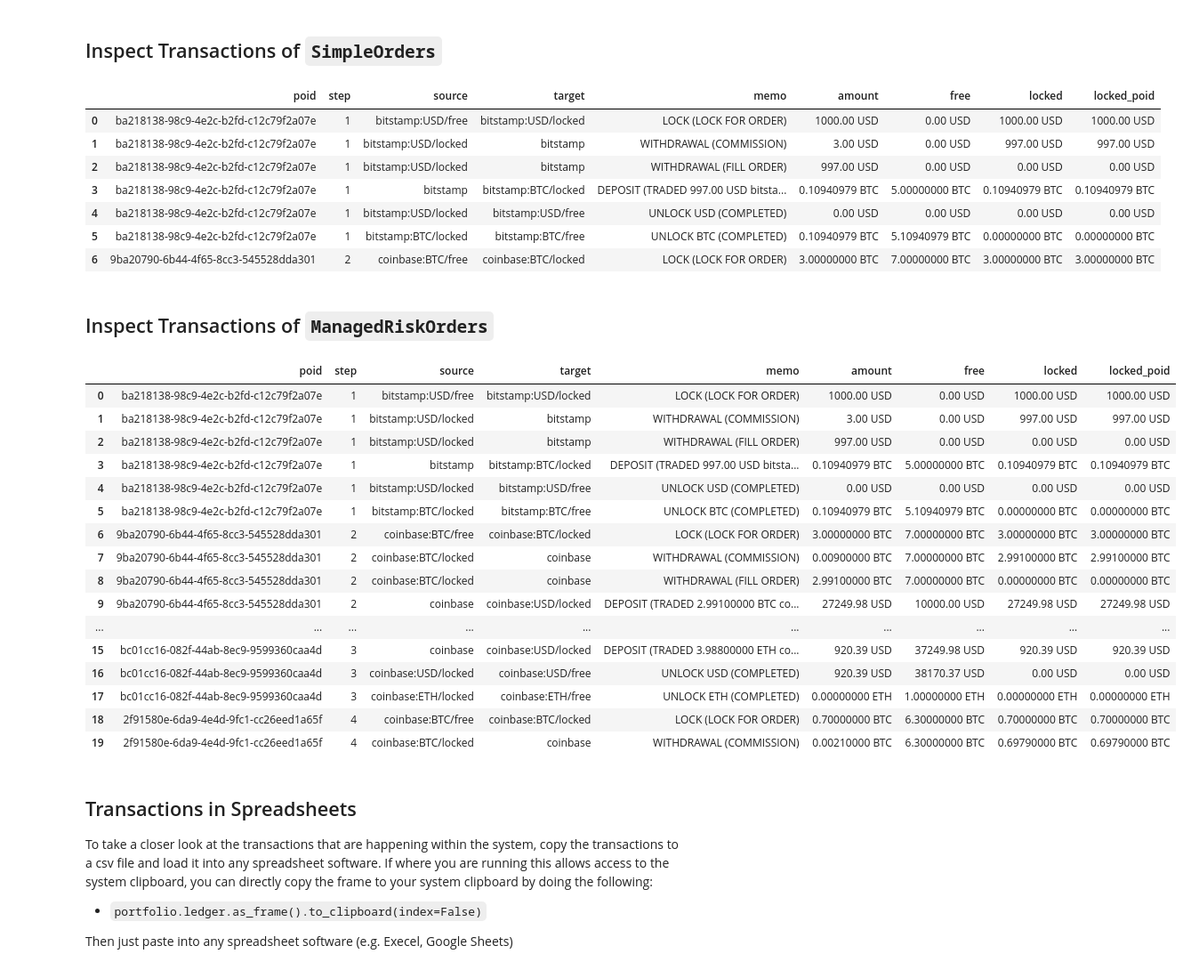
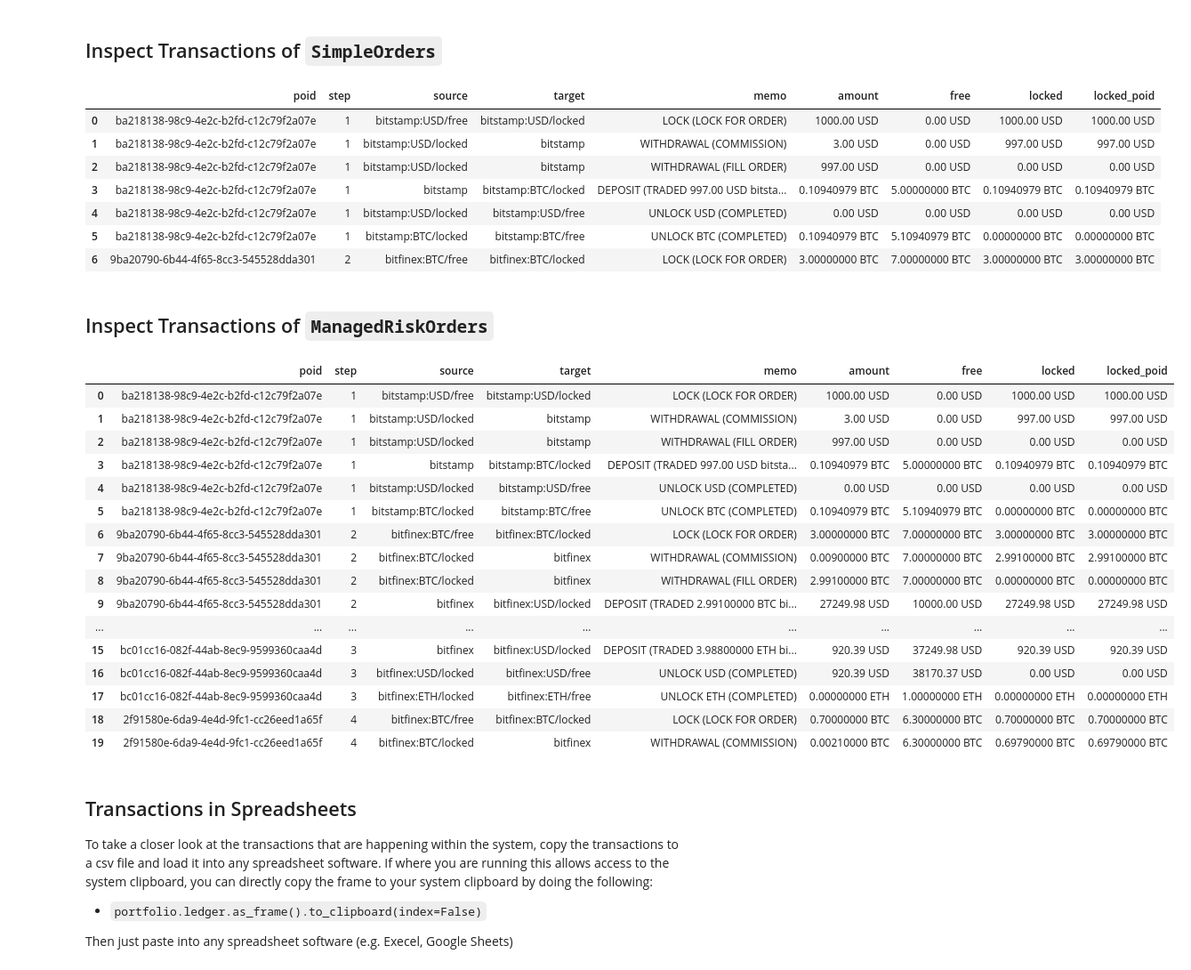
Before and after one commit to tensortrade-org/tensortrade, a Jupyter notebook: examples/ledger_example.ipynb, the cells around one changed output. Shown at 89% size. Saved outputs shown, nothing was run; the diff lists cells and outputs as text; code cells hidden in the pictures.

Commit message:
Replace instance of coinbase with bitfinex - fixes missing data on cryptodatadownload

```diff
--- a/examples/ledger_example.ipynb
+++ b/examples/ledger_example.ipynb
@@ -20,8 +20,8 @@ Using the `tensortrade.data.cdd` module you can load data from any `csv` file pr
 using the `CryptoDataDownload` class.
 # %%
 cdd = CryptoDataDownload()
-coinbase_btc = cdd.fetch("Coinbase", "USD", "BTC", "1h")
-coinbase_eth = cdd.fetch("Coinbase", "USD", "ETH", "1h")
+bitfinex_btc = cdd.fetch("Bitfinex", "USD", "BTC", "1h")
+bitfinex_eth = cdd.fetch("Bitfinex", "USD", "ETH", "1h")
 
 bitstamp_btc = cdd.fetch("Bitstamp", "USD", "BTC", "1h")
 bitstamp_eth = cdd.fetch("Bitstamp", "USD", "ETH", "1h")
@@ -29,9 +29,9 @@ bitstamp_ltc = cdd.fetch("Bitstamp", "USD", "LTC", "1h")
 # %% [markdown]
 ## Inspect Transactions of `SimpleOrders`
 # %%
-coinbase = Exchange("coinbase", service=execute_order)(
-    Stream.source(list(coinbase_btc['close'][-100:]), dtype="float").rename("USD-BTC"),
-    Stream.source(list(coinbase_eth['close'][-100:]), dtype="float").rename("USD-ETH")
+bitfinex = Exchange("bitfinex", service=execute_order)(
+    Stream.source(list(bitfinex_btc['close'][-100:]), dtype="float").rename("USD-BTC"),
+    Stream.source(list(bitfinex_eth['close'][-100:]), dtype="float").rename("USD-ETH")
 )
 
 bitstamp = Exchange("bitstamp", service=execute_order)(
@@ -41,9 +41,9 @@ bitstamp = Exchange("bitstamp", service=execute_order)(
 )
 
 portfolio = Portfolio(USD, [
-    Wallet(coinbase, 10000 * USD),
-    Wallet(coinbase, 10 * BTC),
-    Wallet(coinbase, 5 * ETH),
+    Wallet(bitfinex, 10000 * USD),
+    Wallet(bitfinex, 10 * BTC),
+    Wallet(bitfinex, 5 * ETH),
     Wallet(bitstamp, 1000 * USD),
     Wallet(bitstamp, 5 * BTC),
     Wallet(bitstamp, 20 * ETH),
@@ -77,48 +77,48 @@ portfolio.ledger.as_frame().head(7)
 | 3 | ba218138-98c9-4e2c-b2fd-c12c79f2a07e | 1 | bitstamp | bitstamp:BTC/locked | DEPOSIT (TRADED 997.00 USD bitsta... | 0.10940979 BTC | 5.00000000 BTC | 0.10940979 BTC | 0.10940979 BTC |
 | 4 | ba218138-98c9-4e2c-b2fd-c12c79f2a07e | 1 | bitstamp:USD/locked | bitstamp:USD/free | UNLOCK USD (COMPLETED) | 0.00 USD | 0.00 USD | 0.00 USD | 0.00 USD |
 | 5 | ba218138-98c9-4e2c-b2fd-c12c79f2a07e | 1 | bitstamp:BTC/locked | bitstamp:BTC/free | UNLOCK BTC (COMPLETED) | 0.10940979 BTC | 5.10940979 BTC | 0.00000000 BTC | 0.00000000 BTC |
-| 6 | 9ba20790-6b44-4f65-8cc3-545528dda301 | 2 | coinbase:BTC/free | coinbase:BTC/locked | LOCK (LOCK FOR ORDER) | 3.00000000 BTC | 7.00000000 BTC | 3.00000000 BTC | 3.00000000 BTC |
+| 6 | 9ba20790-6b44-4f65-8cc3-545528dda301 | 2 | bitfinex:BTC/free | bitfinex:BTC/locked | LOCK (LOCK FOR ORDER) | 3.00000000 BTC | 7.00000000 BTC | 3.00000000 BTC | 3.00000000 BTC |
 # %% [markdown]
 ## Inspect Transactions of `ManagedRiskOrders`
 # %%
 portfolio = Portfolio(USD, [
-    Wallet(coinbase, 10000 * USD),
-    Wallet(coinbase, 0 * BTC),
-    Wallet(coinbase, 0 * ETH),
+    Wallet(bitfinex, 10000 * USD),
+    Wallet(bitfinex, 0 * BTC),
+    Wallet(bitfinex, 0 * ETH),
 ])
 
 env = default.create(
     portfolio=portfolio,
     action_scheme=default.actions.ManagedRiskOrders(),
     reward_scheme=default.rewards.SimpleProfit(),
     feed=feed
 )
 
 done = False
 
 while not done:
     action = env.action_space.sample()
     obs, reward, done, info = env.step(action)
 
 portfolio.ledger.as_frame().head(20)
 # %% [output]
 |  | poid | step | source | target | memo | amount | free | locked | locked_poid |
 | 0 | ba218138-98c9-4e2c-b2fd-c12c79f2a07e | 1 | bitstamp:USD/free | bitstamp:USD/locked | LOCK (LOCK FOR ORDER) | 1000.00 USD | 0.00 USD | 1000.00 USD | 1000.00 USD |
 | 1 | ba218138-98c9-4e2c-b2fd-c12c79f2a07e | 1 | bitstamp:USD/locked | bitstamp | WITHDRAWAL (COMMISSION) | 3.00 USD | 0.00 USD | 997.00 USD | 997.00 USD |
 | 2 | ba218138-98c9-4e2c-b2fd-c12c79f2a07e | 1 | bitstamp:USD/locked | bitstamp | WITHDRAWAL (FILL ORDER) | 997.00 USD | 0.00 USD | 0.00 USD | 0.00 USD |
 | 3 | ba218138-98c9-4e2c-b2fd-c12c79f2a07e | 1 | bitstamp | bitstamp:BTC/locked | DEPOSIT (TRADED 997.00 USD bitsta... | 0.10940979 BTC | 5.00000000 BTC | 0.10940979 BTC | 0.10940979 BTC |
 | 4 | ba218138-98c9-4e2c-b2fd-c12c79f2a07e | 1 | bitstamp:USD/locked | bitstamp:USD/free | UNLOCK USD (COMPLETED) | 0.00 USD | 0.00 USD | 0.00 USD | 0.00 USD |
 | 5 | ba218138-98c9-4e2c-b2fd-c12c79f2a07e | 1 | bitstamp:BTC/locked | bitstamp:BTC/free | UNLOCK BTC (COMPLETED) | 0.10940979 BTC | 5.10940979 BTC | 0.00000000 BTC | 0.00000000 BTC |
-| 6 | 9ba20790-6b44-4f65-8cc3-545528dda301 | 2 | coinbase:BTC/free | coinbase:BTC/locked | LOCK (LOCK FOR ORDER) | 3.00000000 BTC | 7.00000000 BTC | 3.00000000 BTC | 3.00000000 BTC |
-| 7 | 9ba20790-6b44-4f65-8cc3-545528dda301 | 2 | coinbase:BTC/locked | coinbase | WITHDRAWAL (COMMISSION) | 0.00900000 BTC | 7.00000000 BTC | 2.99100000 BTC | 2.99100000 BTC |
-| 8 | 9ba20790-6b44-4f65-8cc3-545528dda301 | 2 | coinbase:BTC/locked | coinbase | WITHDRAWAL (FILL ORDER) | 2.99100000 BTC | 7.00000000 BTC | 0.00000000 BTC | 0.00000000 BTC |
-| 9 | 9ba20790-6b44-4f65-8cc3-545528dda301 | 2 | coinbase | coinbase:USD/locked | DEPOSIT (TRADED 2.99100000 BTC co... | 27249.98 USD | 10000.00 USD | 27249.98 USD | 27249.98 USD |
+| 6 | 9ba20790-6b44-4f65-8cc3-545528dda301 | 2 | bitfinex:BTC/free | bitfinex:BTC/locked | LOCK (LOCK FOR ORDER) | 3.00000000 BTC | 7.00000000 BTC | 3.00000000 BTC | 3.00000000 BTC |
+| 7 | 9ba20790-6b44-4f65-8cc3-545528dda301 | 2 | bitfinex:BTC/locked | bitfinex | WITHDRAWAL (COMMISSION) | 0.00900000 BTC | 7.00000000 BTC | 2.99100000 BTC | 2.99100000 BTC |
+| 8 | 9ba20790-6b44-4f65-8cc3-545528dda301 | 2 | bitfinex:BTC/locked | bitfinex | WITHDRAWAL (FILL ORDER) | 2.99100000 BTC | 7.00000000 BTC | 0.00000000 BTC | 0.00000000 BTC |
+| 9 | 9ba20790-6b44-4f65-8cc3-545528dda301 | 2 | bitfinex | bitfinex:USD/locked | DEPOSIT (TRADED 2.99100000 BTC bi... | 27249.98 USD | 10000.00 USD | 27249.98 USD | 27249.98 USD |
 | ... | ... | ... | ... | ... | ... | ... | ... | ... | ... |
-| 15 | bc01cc16-082f-44ab-8ec9-9599360caa4d | 3 | coinbase | coinbase:USD/locked | DEPOSIT (TRADED 3.98800000 ETH co... | 920.39 USD | 37249.98 USD | 920.39 USD | 920.39 USD |
-| 16 | bc01cc16-082f-44ab-8ec9-9599360caa4d | 3 | coinbase:USD/locked | coinbase:USD/free | UNLOCK USD (COMPLETED) | 920.39 USD | 38170.37 USD | 0.00 USD | 0.00 USD |
-| 17 | bc01cc16-082f-44ab-8ec9-9599360caa4d | 3 | coinbase:ETH/locked | coinbase:ETH/free | UNLOCK ETH (COMPLETED) | 0.00000000 ETH | 1.00000000 ETH | 0.00000000 ETH | 0.00000000 ETH |
-| 18 | 2f91580e-6da9-4e4d-9fc1-cc26eed1a65f | 4 | coinbase:BTC/free | coinbase:BTC/locked | LOCK (LOCK FOR ORDER) | 0.70000000 BTC | 6.30000000 BTC | 0.70000000 BTC | 0.70000000 BTC |
-| 19 | 2f91580e-6da9-4e4d-9fc1-cc26eed1a65f | 4 | coinbase:BTC/locked | coinbase | WITHDRAWAL (COMMISSION) | 0.00210000 BTC | 6.30000000 BTC | 0.69790000 BTC | 0.69790000 BTC |
+| 15 | bc01cc16-082f-44ab-8ec9-9599360caa4d | 3 | bitfinex | bitfinex:USD/locked | DEPOSIT (TRADED 3.98800000 ETH bi... | 920.39 USD | 37249.98 USD | 920.39 USD | 920.39 USD |
+| 16 | bc01cc16-082f-44ab-8ec9-9599360caa4d | 3 | bitfinex:USD/locked | bitfinex:USD/free | UNLOCK USD (COMPLETED) | 920.39 USD | 38170.37 USD | 0.00 USD | 0.00 USD |
+| 17 | bc01cc16-082f-44ab-8ec9-9599360caa4d | 3 | bitfinex:ETH/locked | bitfinex:ETH/free | UNLOCK ETH (COMPLETED) | 0.00000000 ETH | 1.00000000 ETH | 0.00000000 ETH | 0.00000000 ETH |
+| 18 | 2f91580e-6da9-4e4d-9fc1-cc26eed1a65f | 4 | bitfinex:BTC/free | bitfinex:BTC/locked | LOCK (LOCK FOR ORDER) | 0.70000000 BTC | 6.30000000 BTC | 0.70000000 BTC | 0.70000000 BTC |
+| 19 | 2f91580e-6da9-4e4d-9fc1-cc26eed1a65f | 4 | bitfinex:BTC/locked | bitfinex | WITHDRAWAL (COMMISSION) | 0.00210000 BTC | 6.30000000 BTC | 0.69790000 BTC | 0.69790000 BTC |
 # %% [markdown]
 ## Transactions in Spreadsheets
 
```
Also changed, not shown: 30 other files.
